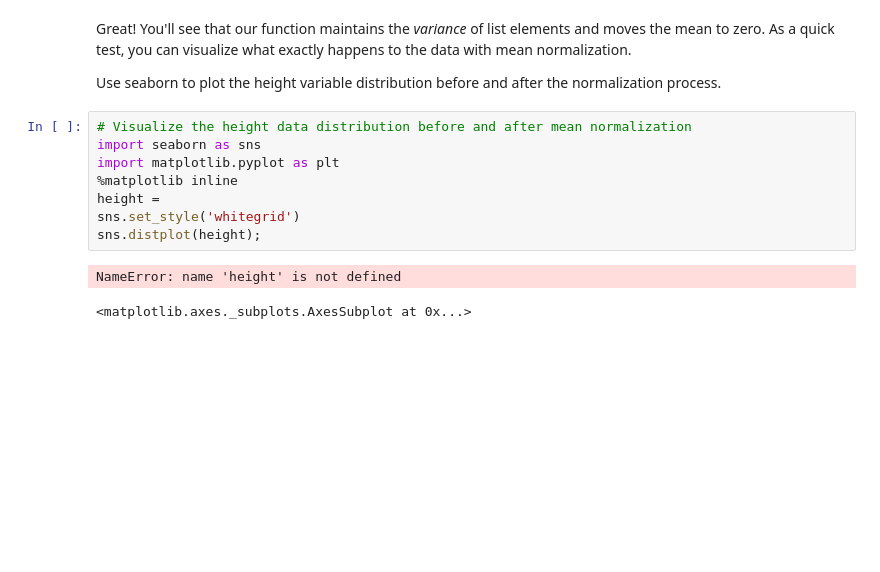
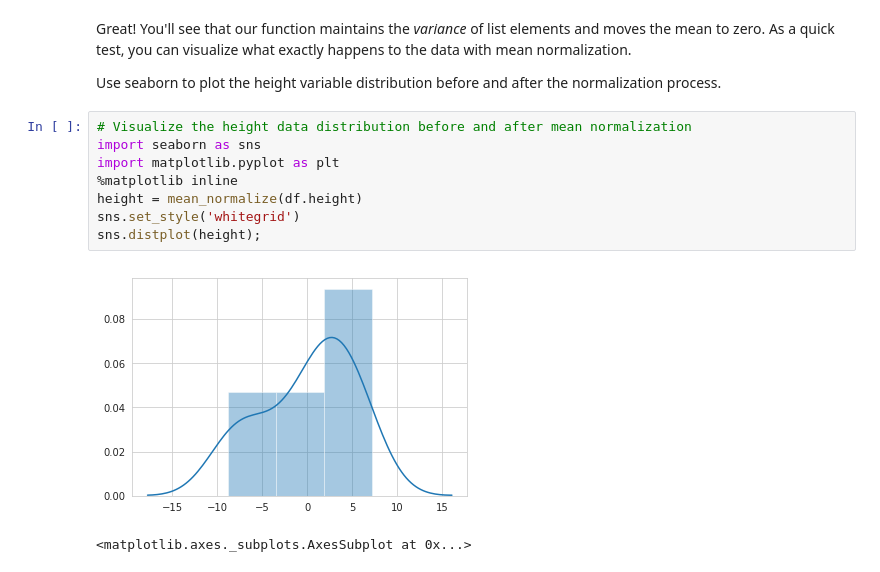
Before and after one commit to ThoaShook/dsc-correlation-covariance-lab-atlanta-ds-062419, a Jupyter notebook: index.ipynb, the cells around one changed output. Saved outputs shown, nothing was run; the diff lists cells and outputs as text; blank space fills up the shorter version.

```diff
--- a/index.ipynb
+++ b/index.ipynb
@@ -120,13 +120,13 @@ Use seaborn to plot the height variable distribution before and after the normal
 # %%
 # Visualize the height data distribution before and after mean normalization
 import seaborn as sns
 import matplotlib.pyplot as plt
 %matplotlib inline
-height =
+height = mean_normalize(df.height)
 sns.set_style('whitegrid')
 sns.distplot(height);
 # %% [output]
-NameError: name 'height' is not defined
+[figure, added]
 # %%
 # %% [output]
 <matplotlib.axes._subplots.AxesSubplot at 0x...>
```
